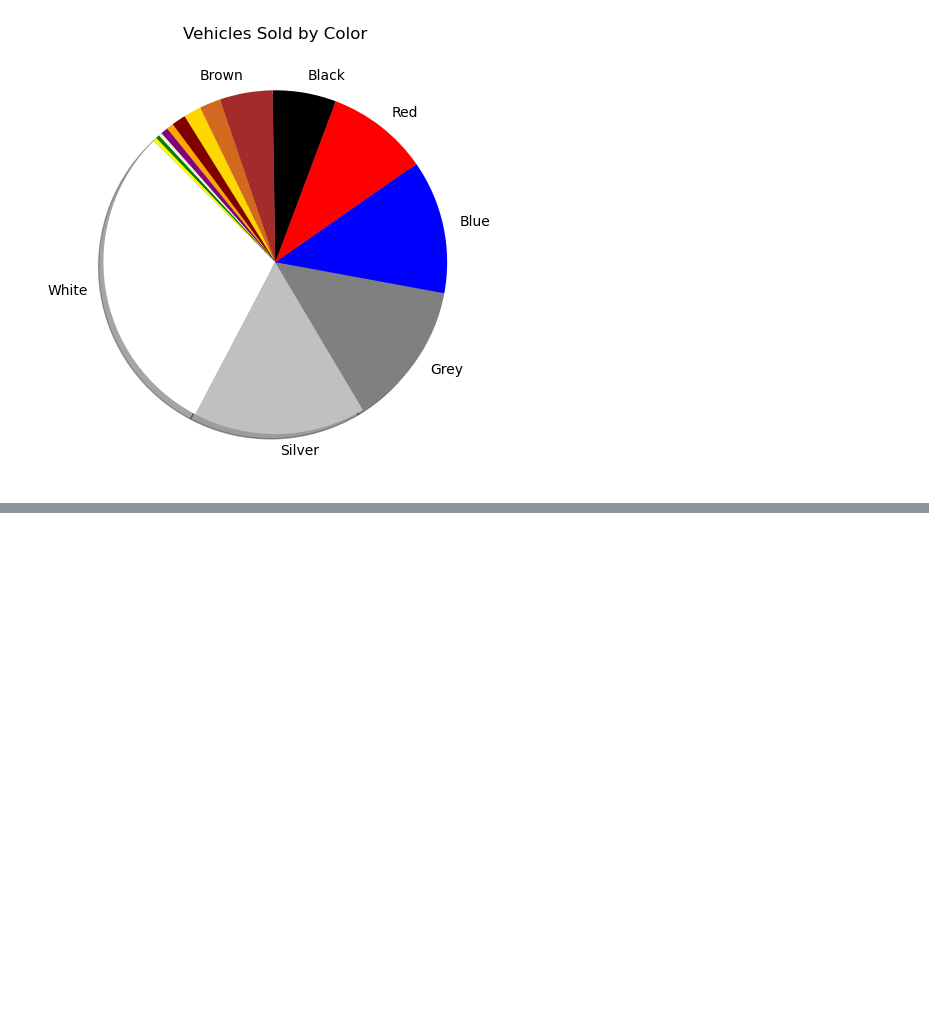
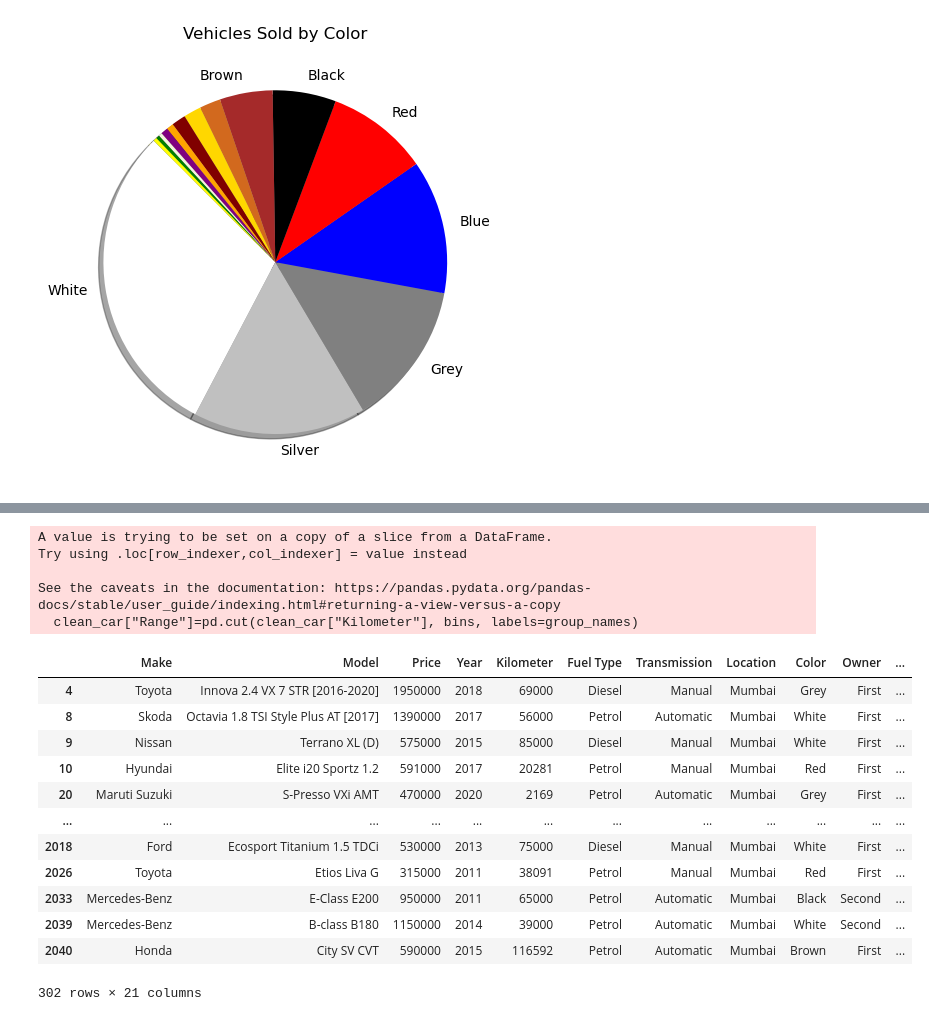
Before and after one commit to cassiegraf/project1, a Jupyter notebook: analysis/analysis.ipynb, the cells around one changed output, grey strips where cells are left out. Drawn from its saved outputs; the diff is of its cells as text; code cells hidden in the pictures; blank space fills up the shorter version.

```diff
--- a/analysis/analysis.ipynb
+++ b/analysis/analysis.ipynb
@@ -171,0 +192,25 @@ plt.savefig("../analysis/ColorBar.png", dpi=150)
+# %%
+bins=[0, 20000, 40000, 60000, 80000, 100000, 120000]
+group_names = ["0-20,000", "20,000-40,000", "40,000-60,000", "60,000-80,000", "80,000-100,000", "100,000+"]
+
+clean_car["Range"]=pd.cut(clean_car["Kilometer"], bins, labels=group_names)
+clean_car
+# %% [output]
+A value is trying to be set on a copy of a slice from a DataFrame.
+Try using .loc[row_indexer,col_indexer] = value instead
+
+See the caveats in the documentation: https://pandas.pydata.org/pandas-docs/stable/user_guide/indexing.html#returning-a-view-versus-a-copy
+  clean_car["Range"]=pd.cut(clean_car["Kilometer"], bins, labels=group_names)
+|  | Make | Model | Price | Year | Kilometer | Fuel Type | Transmission | Location | Color | Owner | ... |
+| 4 | Toyota | Innova 2.4 VX 7 STR [2016-2020] | 1950000 | 2018 | 69000 | Diesel | Manual | Mumbai | Grey | First | ... |
+| 8 | Skoda | Octavia 1.8 TSI Style Plus AT [2017] | 1390000 | 2017 | 56000 | Petrol | Automatic | Mumbai | White | First | ... |
+| 9 | Nissan | Terrano XL (D) | 575000 | 2015 | 85000 | Diesel | Manual | Mumbai | White | First | ... |
+| 10 | Hyundai | Elite i20 Sportz 1.2 | 591000 | 2017 | 20281 | Petrol | Manual | Mumbai | Red | First | ... |
+| 20 | Maruti Suzuki | S-Presso VXi AMT | 470000 | 2020 | 2169 | Petrol | Automatic | Mumbai | Grey | First | ... |
+| ... | ... | ... | ... | ... | ... | ... | ... | ... | ... | ... | ... |
+| 2018 | Ford | Ecosport Titanium 1.5 TDCi | 530000 | 2013 | 75000 | Diesel | Manual | Mumbai | White | First | ... |
+| 2026 | Toyota | Etios Liva G | 315000 | 2011 | 38091 | Petrol | Manual | Mumbai | Red | First | ... |
+| 2033 | Mercedes-Benz | E-Class E200 | 950000 | 2011 | 65000 | Petrol | Automatic | Mumbai | Black | Second | ... |
+| 2039 | Mercedes-Benz | B-class B180 | 1150000 | 2014 | 39000 | Petrol | Automatic | Mumbai | White | Second | ... |
+| 2040 | Honda | City SV CVT | 590000 | 2015 | 116592 | Petrol | Automatic | Mumbai | Brown | First | ... |
+302 rows × 21 columns
```
Also changed, not shown: parts of 5 cells of this notebook, 1 other file.
